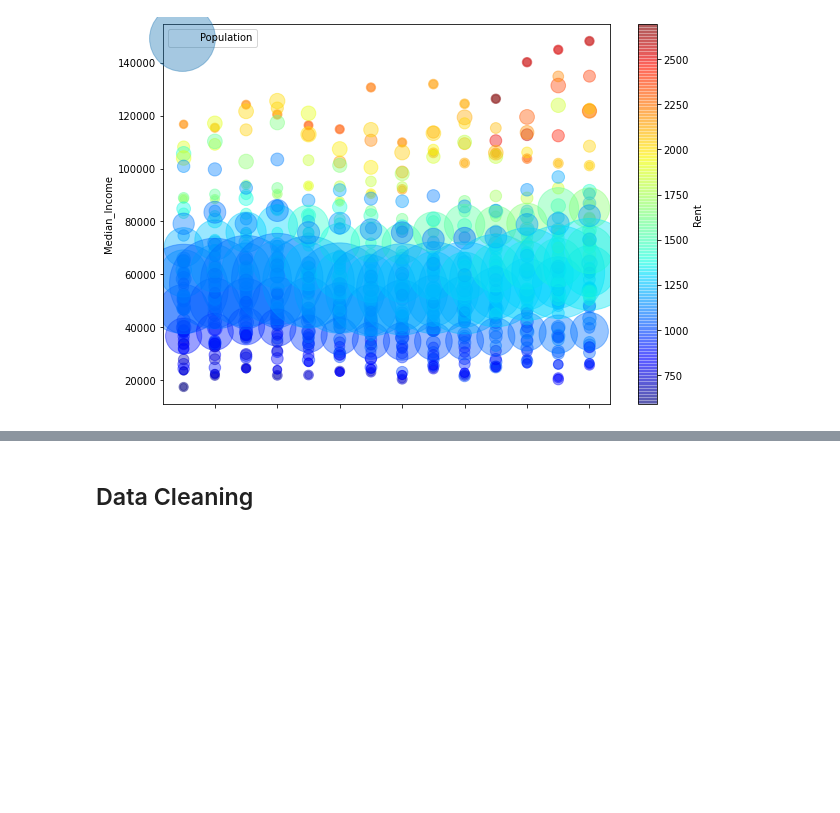
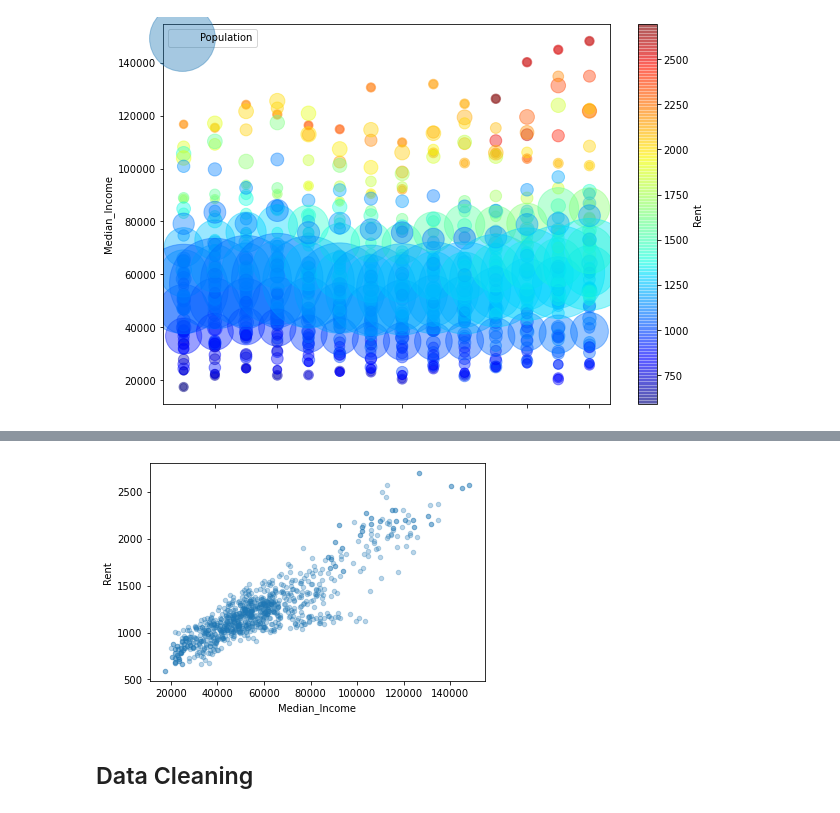
Before and after one commit to aforshee/machinelearning, a Jupyter notebook: Dev/TT/eda-tt.ipynb, the cells around one changed output, grey strips where cells are left out. Saved outputs shown, nothing was run; the diff lists cells and outputs as text; code cells hidden in the pictures; blank space fills up the shorter version.

```diff
--- a/Dev/TT/eda-tt.ipynb
+++ b/Dev/TT/eda-tt.ipynb
@@ -392,10 +379,12 @@ plt.show()
 # %%
-df2.plot(kind='scatter',
+df.plot(kind='scatter',
               x='Median_Income',
               y='Rent',
-              alpha=0.01)
+              alpha=0.3)
 
 plt.show()
+# %% [output]
+[figure, added]
 # %%
 df2 = strat_train_set[['TimeFrame',
            'Fips',
```
Also changed, not shown: parts of 41 cells of this notebook.
